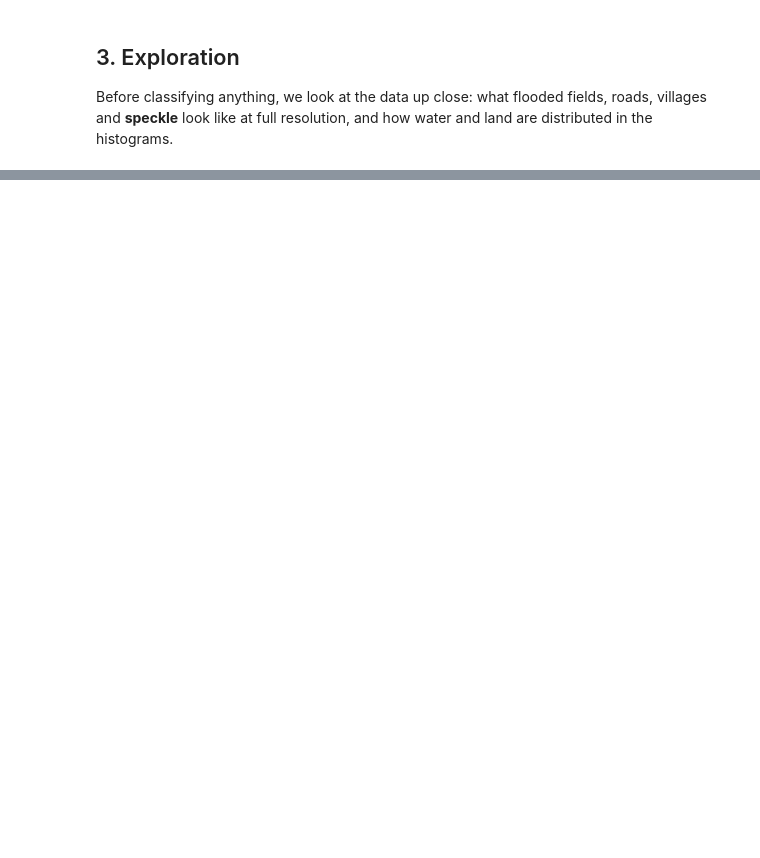
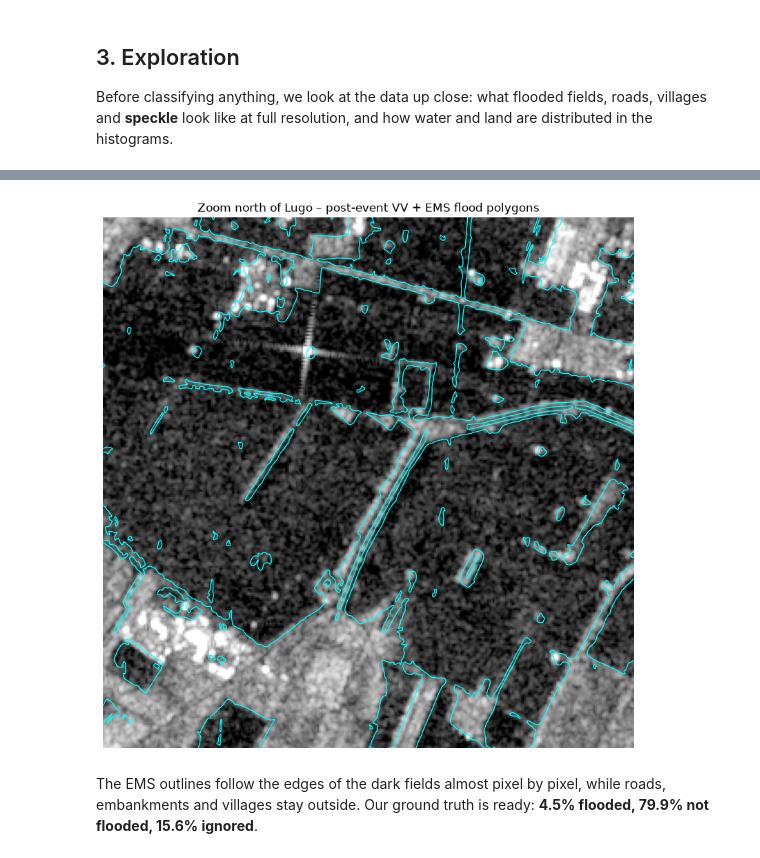
Before and after one commit to disodiso/FloodMappingEmiliaRomagnaS1, a Jupyter notebook: FloodMappingEmiliaRomagnaS1.ipynb, the cells around one changed output, grey strips where cells are left out. Saved outputs shown, nothing was run; the diff lists cells and outputs as text; code cells hidden in the pictures; blank space fills up the shorter version.

```diff
--- a/FloodMappingEmiliaRomagnaS1.ipynb
+++ b/FloodMappingEmiliaRomagnaS1.ipynb
@@ -302,0 +400,18 @@ post_db[0, ZOOM_ROWS, ZOOM_COLS].shape   # (300, 300)
+# %%
+# Same overlay, zoomed on the 3 x 3 km window of section 3
+# Corners of the window: pixel (col, row) -> UTM (x, y)
+zoom_west, zoom_north = GRID_TRANSFORM * (ZOOM_COLS.start, ZOOM_ROWS.start)
+zoom_east, zoom_south = GRID_TRANSFORM * (ZOOM_COLS.stop, ZOOM_ROWS.stop)
+
+fig, ax = plt.subplots(figsize=(10, 10))
+ax.imshow(post_db[0], cmap="gray", vmin=VMIN, vmax=VMAX, extent=EXTENT)
+flood_utm.boundary.plot(ax=ax, color="cyan", linewidth=1)
+ax.set_xlim(zoom_west, zoom_east)    # move the "camera" onto the window, nothing is cut
+ax.set_ylim(zoom_south, zoom_north)
+ax.set_title("Zoom north of Lugo – post-event VV + EMS flood polygons")
+ax.axis("off")
+plt.show()
+# %% [output]
+[figure, added]
+# %% [markdown]
+The EMS outlines follow the edges of the dark fields almost pixel by pixel, while roads, embankments and villages stay outside. Our ground truth is ready: **4.5% flooded, 79.9% not flooded, 15.6% ignored**.
```
Also changed, not shown: parts of 16 cells of this notebook.
